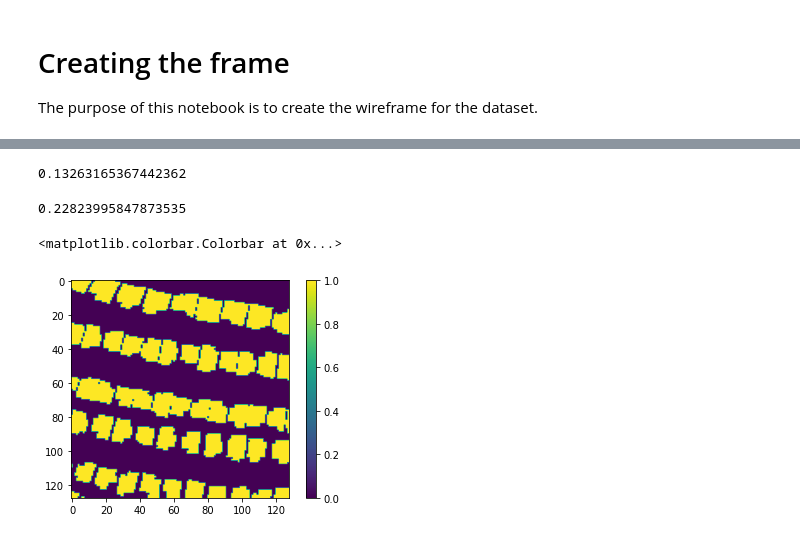
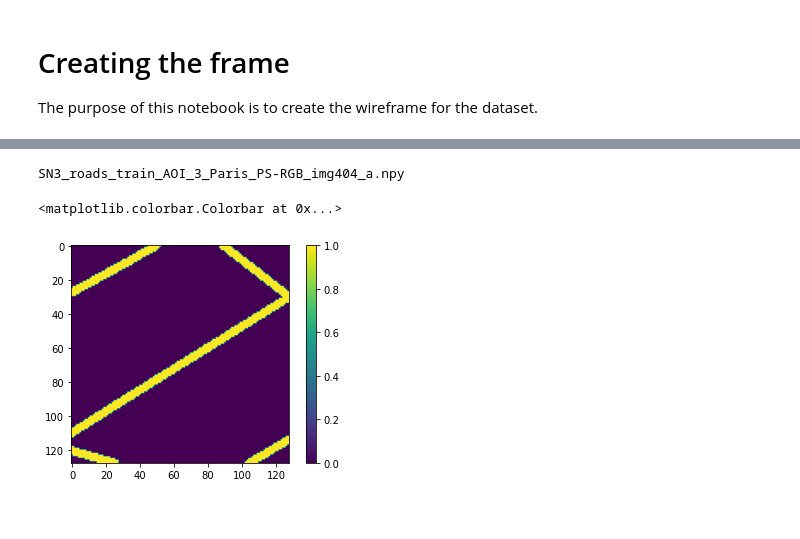
Before and after one commit to Luke-Pratley/building_road_segmentation, a Jupyter notebook: data_cleaning_EDA/final_data_processing.ipynb, the cells around one changed output, grey strips where cells are left out. Saved outputs shown, nothing was run; the diff lists cells and outputs as text; code cells hidden in the pictures.

```diff
--- a/data_cleaning_EDA/final_data_processing.ipynb
+++ b/data_cleaning_EDA/final_data_processing.ipynb
@@ -35,10 +33,5 @@ image_names = [np.load(g) for g in glob.glob('*_to_keep.npy')]
 # %%
 #directories_dicts
 # %%
-key = 'RGB-PanSharpen'
-X_paths = []
-y_paths = []
-for k in range(4):
-    for image_name in image_names[k]:
-        X_paths.append(building_road_segmentation.get_image_path(directories_dicts[k], key, image_name))
-        y_paths.append([building_road_segmentation.get_road_mask_path(directories_dicts[k], image_name), building_road_segmentation.get_building_mask_path(directories_dicts[k], image_name)])
+X_paths = glob.glob(data_directory +'final_images\\*')
+y_paths = [glob.glob(data_directory +'final_masks\\road_*'), glob.glob(data_directory +'final_masks\\building_*')]
@@ -87,8 +115,0 @@ for k in range(len(X_paths)):
-# %%
-road_positives /(len(X_paths) * 128 * 128)
-# %% [output]
-0.13263165367442362
-# %%
-building_positives /(len(X_paths) * 128 * 128)
-# %% [output]
-0.22823995847873535
@@ -98,6 +116,9 @@ mask = np.load("final_masks_small\\" + X_paths[k].split("\\")[-1].replace(".tif"
 # %%
-plt.imshow(mask[:, :, 1], vmax=1, vmin=0)
+print(X_paths[9009].split("\\")[-1])
+mask = np.load("final_masks_small\\" + X_paths[9009].split("\\")[-1])
+plt.imshow(mask[:, :, 0])
 plt.colorbar()
 # %% [output]
-<matplotlib.colorbar.Colorbar at 0x...>
+SN3_roads_train_AOI_3_Paris_PS-RGB_img404_a.npy
+<matplotlib.colorbar.Colorbar at 0x...>
-[figure, old version]
+[figure, new version]
```
Also changed, not shown: parts of 17 cells of this notebook, 1 other file.
